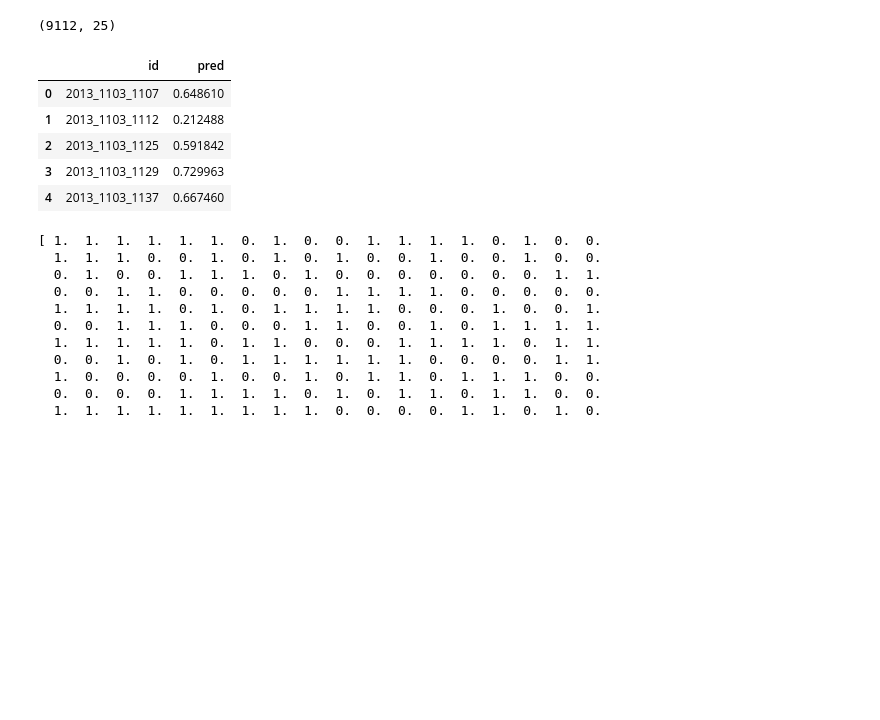
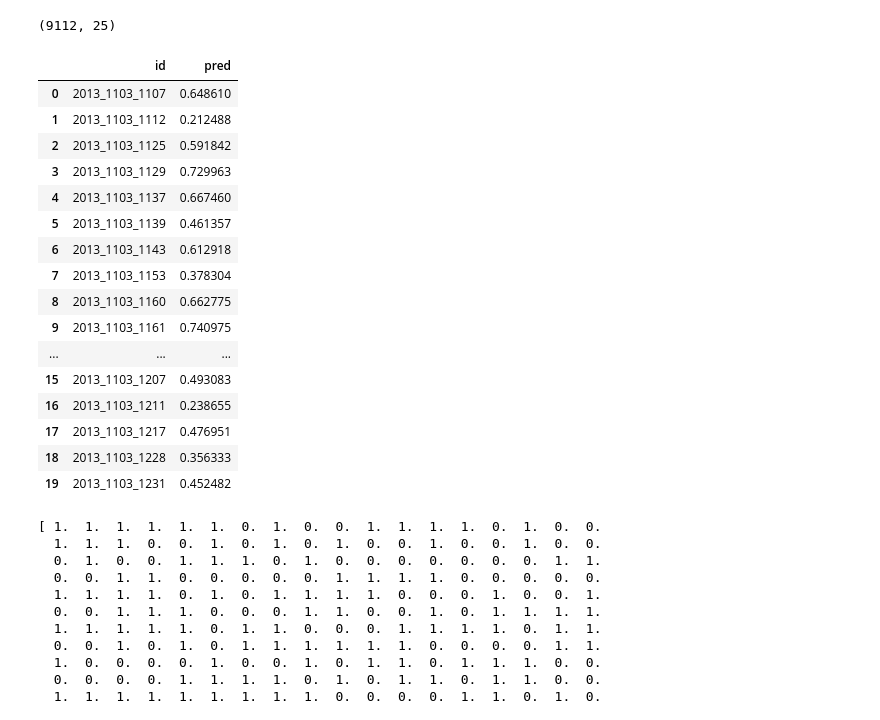
Before and after one commit to danilopena93/Kaggle_March_Madness_2017, a Jupyter notebook: MM17_LR.ipynb, the cells around one changed output. Saved outputs shown, nothing was run; the diff lists cells and outputs as text; code cells hidden in the pictures; blank space fills up the shorter version.

```diff
--- a/MM17_LR.ipynb
+++ b/MM17_LR.ipynb
@@ -351,17 +351,28 @@ X_test.drop(0,inplace = True, axis =1)
 # %%
 X_test=scaler.fit_transform(X_test)
 preds = model_LR.predict_proba(X_test)[:,1]
 
 clipped_preds = np.clip(preds, 0.025, 0.975)
 df_sample_sub.pred = clipped_preds
-df_sample_sub.head()
+df_sample_sub.head(20)
 # %% [output]
 |  | id | pred |
 | 0 | 2013_1103_1107 | 0.648610 |
 | 1 | 2013_1103_1112 | 0.212488 |
 | 2 | 2013_1103_1125 | 0.591842 |
 | 3 | 2013_1103_1129 | 0.729963 |
 | 4 | 2013_1103_1137 | 0.667460 |
+| 5 | 2013_1103_1139 | 0.461357 |
+| 6 | 2013_1103_1143 | 0.612918 |
+| 7 | 2013_1103_1153 | 0.378304 |
+| 8 | 2013_1103_1160 | 0.662775 |
+| 9 | 2013_1103_1161 | 0.740975 |
+| ... | ... | ... |
+| 15 | 2013_1103_1207 | 0.493083 |
+| 16 | 2013_1103_1211 | 0.238655 |
+| 17 | 2013_1103_1217 | 0.476951 |
+| 18 | 2013_1103_1228 | 0.356333 |
+| 19 | 2013_1103_1231 | 0.452482 |
 # %%
 df_sample_sub.to_csv('danny_mm_17.csv', index=False)
 # %%
```
Also changed, not shown: 3 other files.
